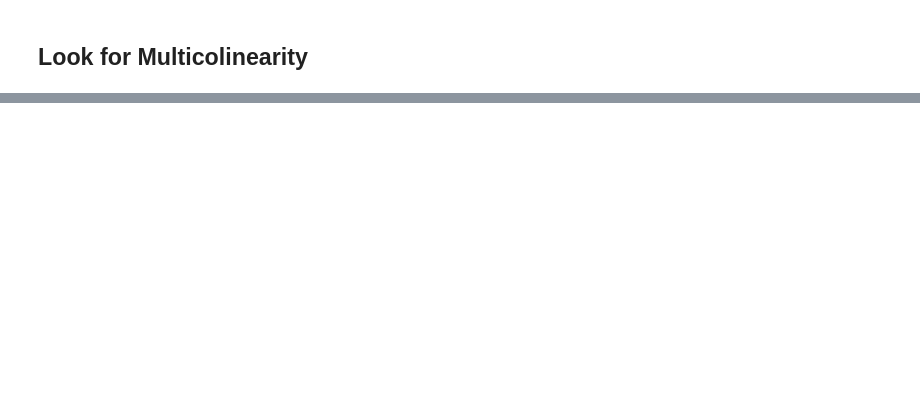
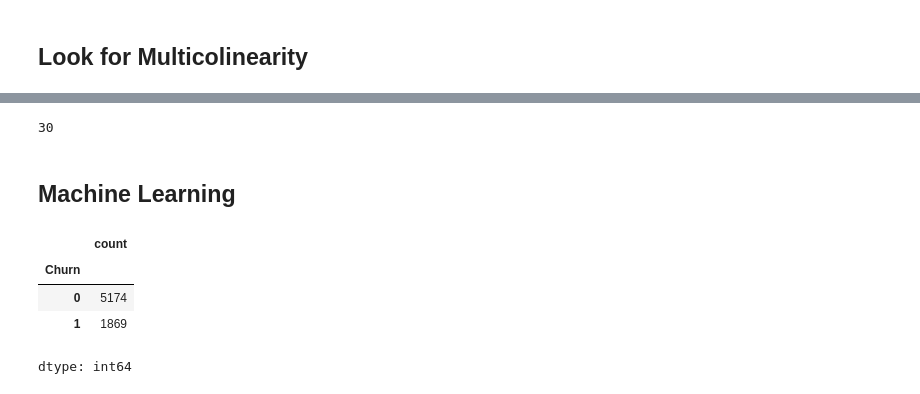
Before and after one commit to MANI-WEBDEVE/ML_churn, a Jupyter notebook: notebooks/EDA.ipynb, the cells around one changed output, grey strips where cells are left out. Saved outputs shown, nothing was run; the diff lists cells and outputs as text; code cells hidden in the pictures; blank space fills up the shorter version.

```diff
--- a/notebooks/EDA.ipynb
+++ b/notebooks/EDA.ipynb
@@ -11,3 +11,3 @@ Error:
 # %%
-df = pd.read_csv('D:/ML_churn_project/WA_Fn-UseC_-Telco-Customer-Churn.csv')
+df = pd.read_csv('https://raw.githubusercontent.com/MANI-WEBDEVE/ML_churn/refs/heads/main/WA_Fn-UseC_-Telco-Customer-Churn.csv')
 df.shape
@@ -48,7 +106,7 @@ df.describe(include='all')
 # Categorical columns with > 2 unique values
 
 multi_cat_cols=[
-    'MultipleLines','InternetService', 'OnlineSecurity', 'OnlineSecurity',
+    'MultipleLines','InternetService', 'OnlineSecurity',
     'OnlineBackup', 'DeviceProtection', 'TechSupport', 'StreamingTV',
     'StreamingMovies', 'Contract', 'PaymentMethod'
 ]
@@ -116,3 +315,5 @@ numeric_cols = df.select_dtypes(include=['number']).columns.drop('Churn')
 X = df[numeric_cols].dropna()
 # %%
 X.shape[1]
+# %% [output]
+30
@@ -120,0 +320,10 @@ X.values
+# %% [markdown]
+## Machine Learning
+# %%
+df['Churn'].value_counts()
+# %% [output]
+|  | count |
+| Churn |  |
+| 0 | 5174 |
+| 1 | 1869 |
+dtype: int64
```
Also changed, not shown: parts of 30 cells of this notebook.
